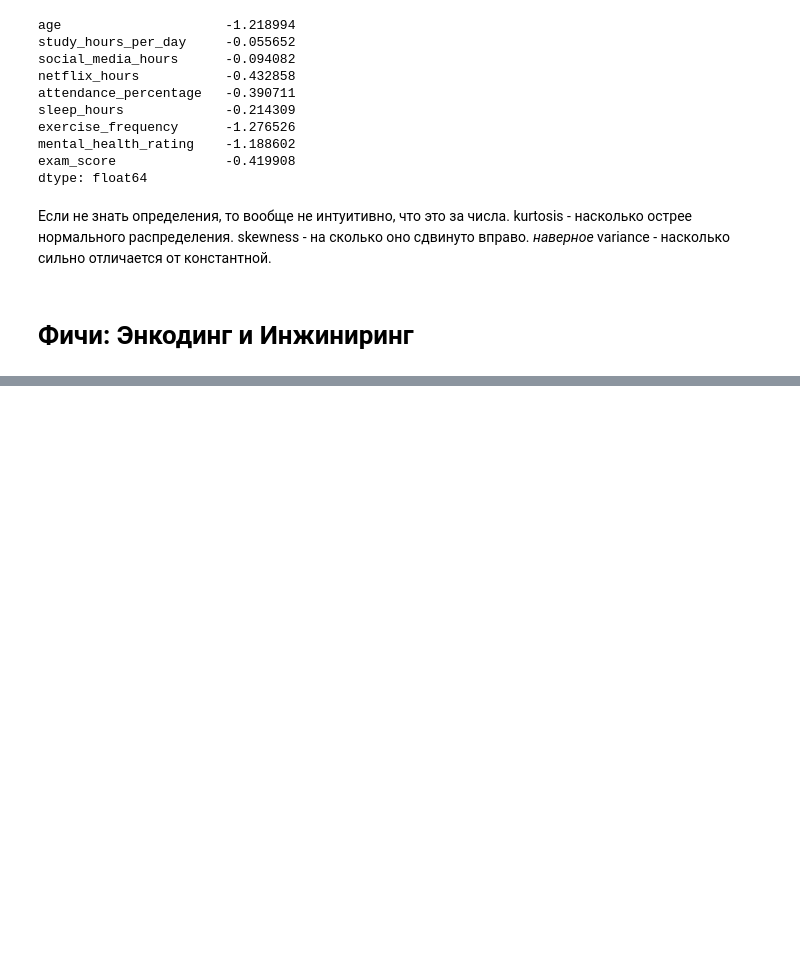
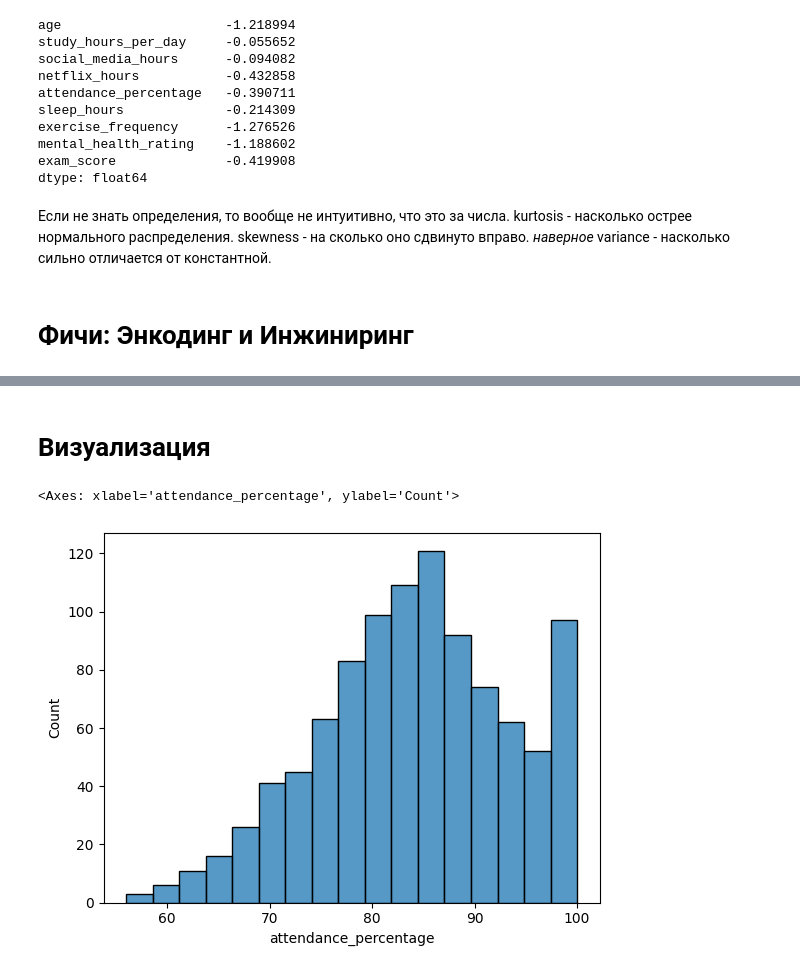
Before and after one commit to kirilyin/hwXX_, a Jupyter notebook: hw02_EDA/EDA.ipynb, the cells around one changed output, grey strips where cells are left out. Cells and saved outputs as stored; diff of their text form; code cells hidden in the pictures; blank space fills up the shorter version.

```diff
--- a/hw02_EDA/EDA.ipynb
+++ b/hw02_EDA/EDA.ipynb
@@ -307,0 +309,5 @@ pandas.get_dummies(df,columns=["parental_education_level"])
+# %%
+print ('do:\n', df)
+df['internet_quality_encoded'] = df['internet_quality'].astype('category').cat.codes
+df=df.drop('internet_quality',axis=1)
+print ('posle:\n',df)
@@ -307,0 +332,2 @@ pandas.get_dummies(df,columns=["parental_education_level"])
+# %% [markdown]
+# Визуализация
@@ -307,0 +338,5 @@ pandas.get_dummies(df,columns=["parental_education_level"])
+# %%
+sb.histplot(df['attendance_percentage'])
+# %% [output]
+<Axes: xlabel='attendance_percentage', ylabel='Count'>
+[figure, added]
```
Also changed, not shown: parts of 25 cells of this notebook, 3 other files.
